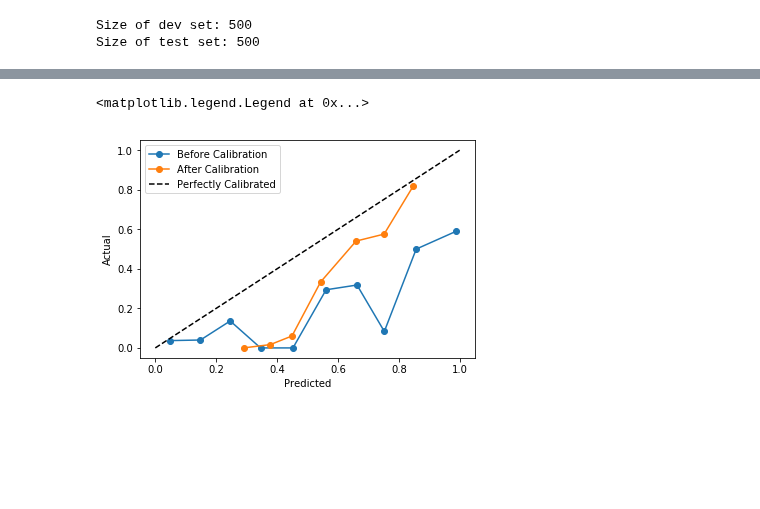
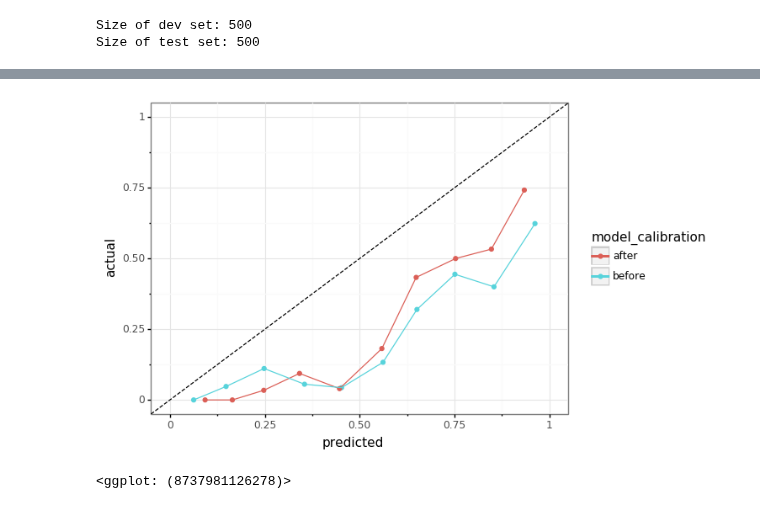
Before and after one commit to greenelab/snorkeling, a Jupyter notebook: compound_disease/compound_treats_disease/model_calibration_experiment/model_calibration_experiment.ipynb, the cells around one changed output, grey strips where cells are left out. Saved outputs shown, nothing was run; the diff lists cells and outputs as text; code cells hidden in the pictures; blank space fills up the shorter version.

```diff
--- a/compound_disease/compound_treats_disease/model_calibration_experiment/model_calibration_experiment.ipynb
+++ b/compound_disease/compound_treats_disease/model_calibration_experiment/model_calibration_experiment.ipynb
@@ -155,15 +128,24 @@ model_all_predictions_df.head(2)
-# %%
-from sklearn.calibration import calibration_curve
-cnn_y, cnn_x = calibration_curve(model_predictions_df.curated_ctd, model_predictions_df.model_predictions, n_bins=10)
-all_cnn_y, all_cnn_x = calibration_curve(model_predictions_df.curated_ctd, model_all_predictions_df.model_predictions, n_bins=10)
-
-plt.plot(cnn_x, cnn_y, marker='o', label="Before Calibration")
-plt.plot(all_cnn_x, all_cnn_y, marker='o', label="After Calibration")
-
-plt.plot([0,1], [0,1], color='black', linestyle='--', label="Perfectly Calibrated")
-plt.xlabel("Predicted")
-plt.ylabel("Actual")
-plt.legend()
-# %% [output]
-<matplotlib.legend.Legend at 0x...>
-[figure, removed]
+# %%
+from sklearn.calibration import calibration_curve
+cnn_y, cnn_x = calibration_curve(confidence_score_df.curated_ctd, confidence_score_df.uncal, n_bins=10)
+all_cnn_y, all_cnn_x = calibration_curve(confidence_score_df.curated_ctd, confidence_score_df.cal, n_bins=10)
+
+
+calibration_df = pd.DataFrame.from_records(
+    list(map(lambda x: {"predicted":x[0], "actual": x[1], "model_calibration":'before'}, zip(cnn_x, cnn_y)))
+    + list(map(lambda x: {"predicted":x[0], "actual": x[1], "model_calibration":'after'}, zip(all_cnn_x, all_cnn_y)))
+)
+calibration_df.to_csv("output/ctd_calibration.tsv", sep="\t", index=False)
+# %%
+(
+    p9.ggplot(calibration_df, p9.aes(x="predicted", y="actual", color="model_calibration"))
+    + p9.geom_point()
+    + p9.geom_line(p9.aes(group="factor(model_calibration)"))
+    + p9.geom_abline(intercept=0, slope=1, linetype='dashed')
+    + p9.scale_y_continuous(limits=[0,1])
+    + p9.scale_x_continuous(limits=[0,1])
+    + p9.theme_bw()
+)
+# %% [output]
+[figure, added]
+<ggplot: (8737981126278)>
```
Also changed, not shown: parts of 9 cells of this notebook, 31 other files.
